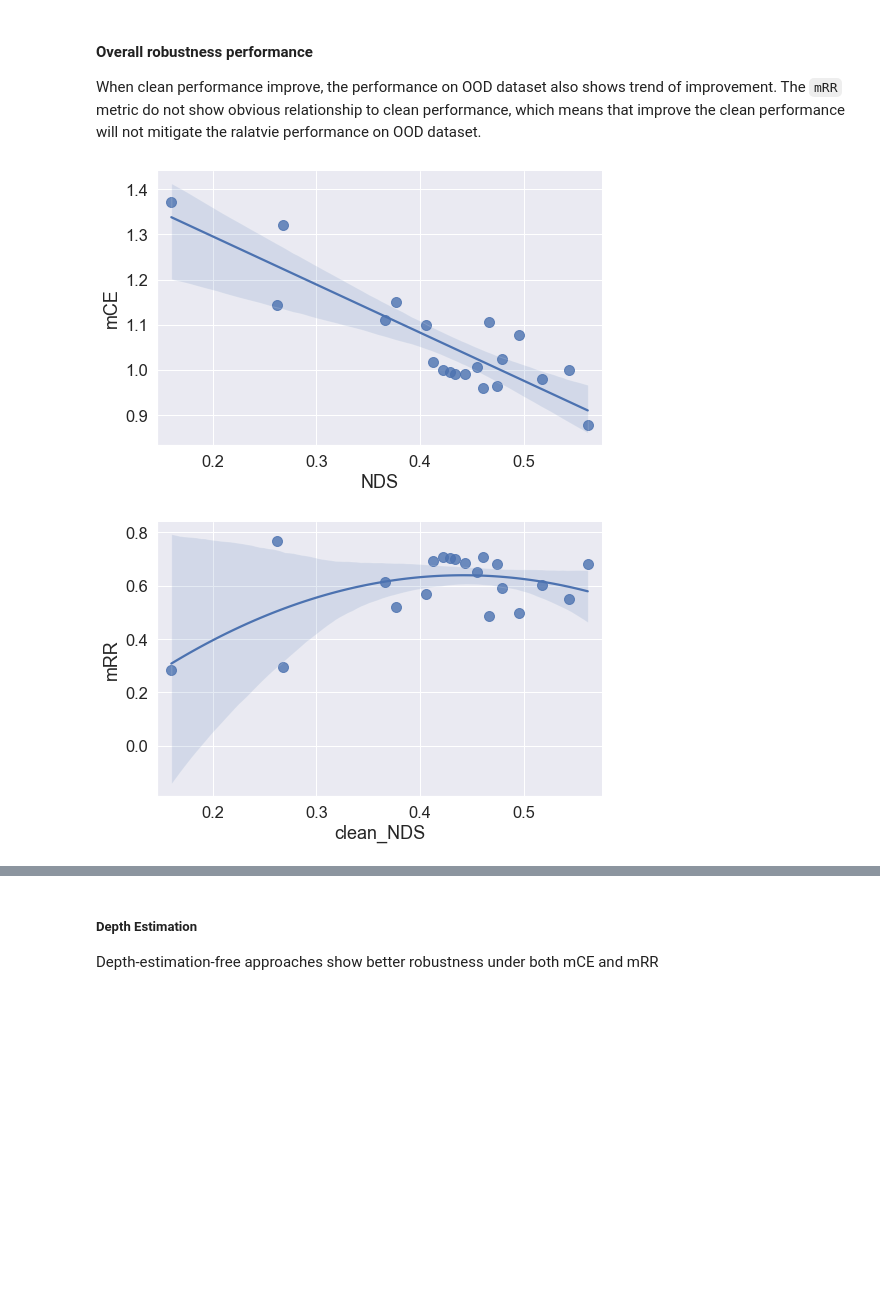
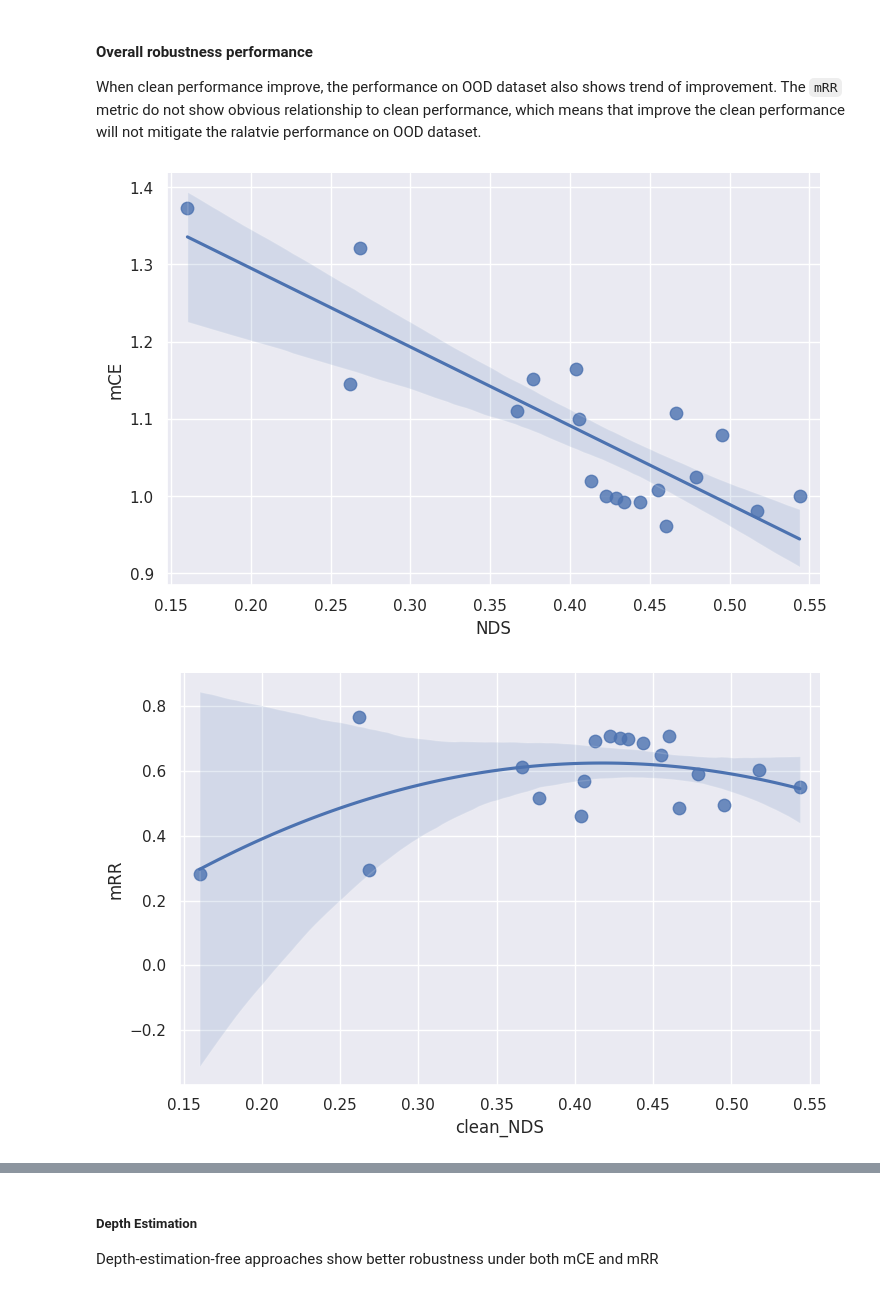
Before and after one commit to Daniel-xsy/RoboBEV, a Jupyter notebook: corruptions/tools/visual_tools/visualize.ipynb, the cells around one changed output, grey strips where cells are left out. Saved outputs shown, nothing was run; the diff lists cells and outputs as text; code cells hidden in the pictures; blank space fills up the shorter version.

```diff
--- a/corruptions/tools/visual_tools/visualize.ipynb
+++ b/corruptions/tools/visual_tools/visualize.ipynb
@@ -722,21 +764,21 @@ def plot_CE_RR_api(data, corruption='cam_crash', font_scale=1, rotate_x=None, se
 When clean performance improve, the performance on OOD dataset also shows trend of improvement. The `mRR` metric do not show obvious relationship to clean performance, which means that improve the clean performance will not mitigate the ralatvie performance on OOD dataset.
 # %%
 models = ['DETR3D', 'DETR3D_cbgs', 'BEVFormer_Base', 'BEVFormer_Base_SingleFrame', 'BEVFormer_Small', 'BEVFormer_Small_SingleFrame',
-          'PETR_r50', 'PETR_Vov', 'BEVDet_r50', 'BEVDepth_r50', 'BEVerse_Tiny', 'BEVerse_Tiny_SingleFrame', 'BEVerse_Small', 'BEVerse_Small_SingleFrame',
-          'ORA3D', 'PolarFormer_r101', 'SRCN3D_res', 'Sparse4D', 'PolarFormer_Vov', 'SRCN3D_Vov'] # 'PolarFormer_Vov', 'SRCN3D_Vov'
+          'PETR_r50', 'PETR_Vov', 'BEVDet_r50', 'BEVDet_Tiny', 'BEVDepth_r50', 'BEVerse_Tiny', 'BEVerse_Tiny_SingleFrame', 'BEVerse_Small', 'BEVerse_Small_SingleFrame',
+          'ORA3D', 'PolarFormer_r101', 'SRCN3D_res', 'Sparse4D'] # 'PolarFormer_Vov', 'SRCN3D_Vov'
 
 # FACTORS = ['Pretrain', 'BEV Encoder', 'Depth', 'Backbone', 'Extra Data', 'Temporal', 'CBGS']
 
 hue = None
 
 data = parse_data_dataframe(models)
 plot_scatter_seaborn_api(data=data, x='clean_NDS', y='mCE',xlabel='NDS', hue=hue,
-                            set_range=True, font_scale=1.5, rotate_x=None, legend=True, legend_out=True, aspect=1.5, ci=95, scatter_kws={'s':100})
+                            set_range=True, font_scale=1, rotate_x=None, legend=True, legend_out=True, aspect=1.5, ci=85, out_path='/nvme/konglingdong/models/RoboDet/docs/figs/mCE.png', scatter_kws={'s':80})
 plot_scatter_seaborn_api(data=data, x='clean_NDS', y='mRR', hue=hue,
-                            set_range=True, order=2, font_scale=1.5, rotate_x=None, legend=True, legend_out=True, aspect=1.5, ci=85, scatter_kws={'s':100}, fit_reg=True)
+                            set_range=True, order=2, font_scale=1, rotate_x=None, legend=True, legend_out=True, aspect=1.5, ci=90, scatter_kws={'s':80}, out_path='/nvme/konglingdong/models/RoboDet/docs/figs/mRR.png', fit_reg=True)
 # %% [output]
-[figure, old version]
+[figure, new version]
-[figure, old version]
+[figure, new version]
 # %%
 hue = 'model'
 
```
Also changed, not shown: parts of 29 cells of this notebook, 2 other files.
